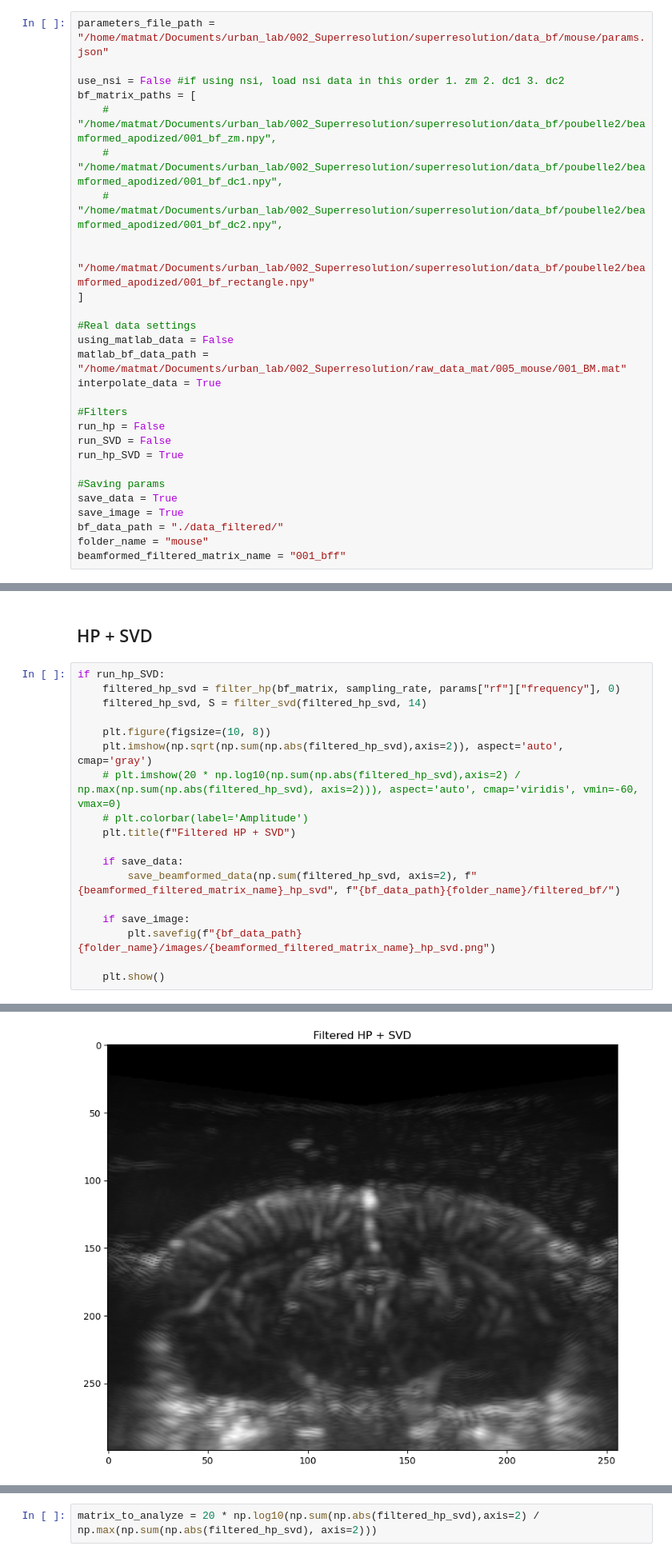
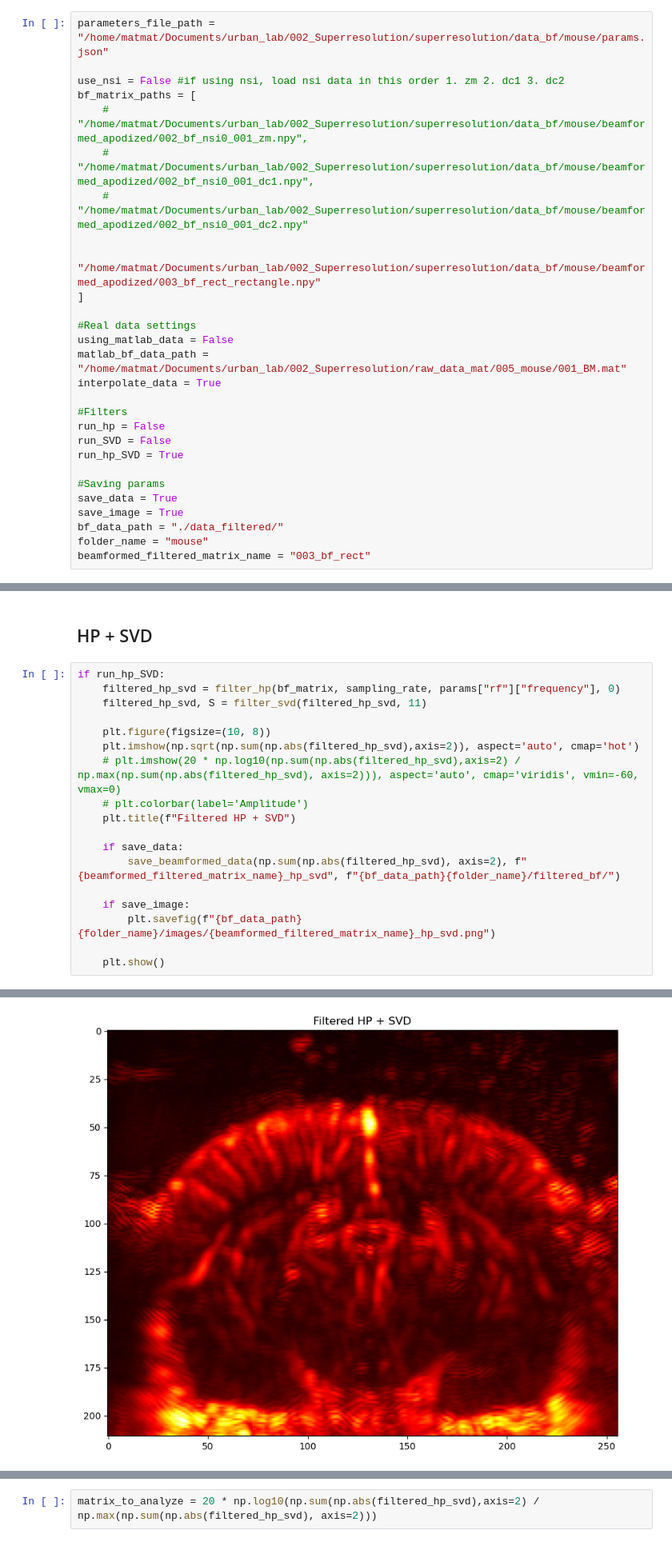
Before and after one commit to MatthieuVAUTRIN/superresolution, a Jupyter notebook: 003_post_bf_processing.ipynb, the cells around one changed output, grey strips where cells are left out. Shown at 80% size. Saved outputs shown, nothing was run; the diff lists cells and outputs as text.

```diff
--- a/003_post_bf_processing.ipynb
+++ b/003_post_bf_processing.ipynb
@@ -5,11 +5,11 @@ parameters_file_path = "/home/matmat/Documents/urban_lab/002_Superresolution/sup
 
 use_nsi = False #if using nsi, load nsi data in this order 1. zm 2. dc1 3. dc2
 bf_matrix_paths = [
-    # "/home/matmat/Documents/urban_lab/002_Superresolution/superresolution/data_bf/poubelle2/beamformed_apodized/001_bf_zm.npy",
-    # "/home/matmat/Documents/urban_lab/002_Superresolution/superresolution/data_bf/poubelle2/beamformed_apodized/001_bf_dc1.npy",
-    # "/home/matmat/Documents/urban_lab/002_Superresolution/superresolution/data_bf/poubelle2/beamformed_apodized/001_bf_dc2.npy",
+    # "/home/matmat/Documents/urban_lab/002_Superresolution/superresolution/data_bf/mouse/beamformed_apodized/002_bf_nsi0_001_zm.npy",
+    # "/home/matmat/Documents/urban_lab/002_Superresolution/superresolution/data_bf/mouse/beamformed_apodized/002_bf_nsi0_001_dc1.npy",
+    # "/home/matmat/Documents/urban_lab/002_Superresolution/superresolution/data_bf/mouse/beamformed_apodized/002_bf_nsi0_001_dc2.npy"
 
-    "/home/matmat/Documents/urban_lab/002_Superresolution/superresolution/data_bf/poubelle2/beamformed_apodized/001_bf_rectangle.npy"
+    "/home/matmat/Documents/urban_lab/002_Superresolution/superresolution/data_bf/mouse/beamformed_apodized/003_bf_rect_rectangle.npy"
 ]
 
 #Real data settings
@@ -27,7 +27,7 @@ save_data = True
 save_image = True
 bf_data_path = "./data_filtered/"
 folder_name = "mouse"
-beamformed_filtered_matrix_name = "001_bff"
+beamformed_filtered_matrix_name = "003_bf_rect"
 # %% [markdown]
 # Imports
 # %%
@@ -211,16 +211,16 @@ if run_hp:
 # %%
 if run_hp_SVD:
     filtered_hp_svd = filter_hp(bf_matrix, sampling_rate, params["rf"]["frequency"], 0)
-    filtered_hp_svd, S = filter_svd(filtered_hp_svd, 14)
+    filtered_hp_svd, S = filter_svd(filtered_hp_svd, 11)
 
     plt.figure(figsize=(10, 8))
-    plt.imshow(np.sqrt(np.sum(np.abs(filtered_hp_svd),axis=2)), aspect='auto', cmap='gray')
+    plt.imshow(np.sqrt(np.sum(np.abs(filtered_hp_svd),axis=2)), aspect='auto', cmap='hot')
     # plt.imshow(20 * np.log10(np.sum(np.abs(filtered_hp_svd),axis=2) / np.max(np.sum(np.abs(filtered_hp_svd), axis=2))), aspect='auto', cmap='viridis', vmin=-60, vmax=0)
     # plt.colorbar(label='Amplitude')
     plt.title(f"Filtered HP + SVD")
 
     if save_data:
-        save_beamformed_data(np.sum(filtered_hp_svd, axis=2), f"{beamformed_filtered_matrix_name}_hp_svd", f"{bf_data_path}{folder_name}/filtered_bf/")
+        save_beamformed_data(np.sum(np.abs(filtered_hp_svd), axis=2), f"{beamformed_filtered_matrix_name}_hp_svd", f"{bf_data_path}{folder_name}/filtered_bf/")
 
     if save_image:
         plt.savefig(f"{bf_data_path}{folder_name}/images/{beamformed_filtered_matrix_name}_hp_svd.png")
@@ -231,4 +230,4 @@ Beamformed data of shape (300, 256) saved at: ./data_filtered/mouse/filtered_bf/
-[figure, old version]
+[figure, new version]
 # %%
 if run_hp_SVD:
     kneedle = KneeLocator(range(1, len(S) + 1), S, curve='convex', direction='decreasing')
```
Also changed, not shown: parts of 10 cells of this notebook, 1 other file.
